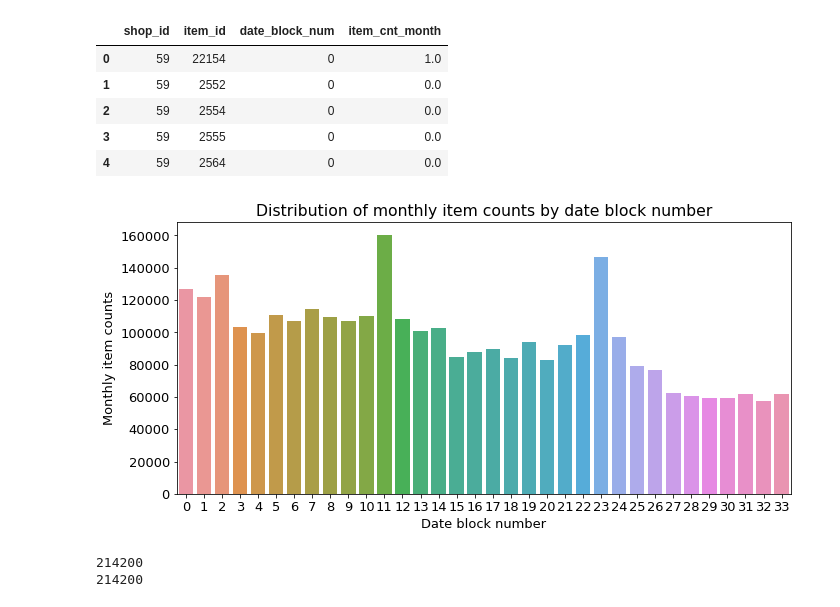
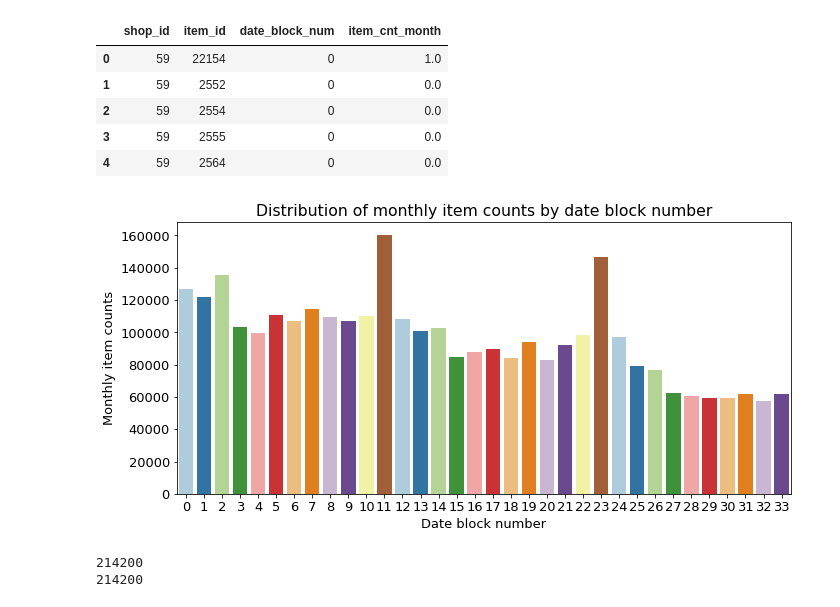
Before and after one commit to Philip-Murray/dataproj, a Jupyter notebook: production.ipynb, the cells around one changed output. Saved outputs shown, nothing was run; the diff lists cells and outputs as text; code cells hidden in the pictures.

```diff
--- a/production.ipynb
+++ b/production.ipynb
@@ -275,29 +276,29 @@ df.head(5)
 # %%
 # plot item counts against each month (0-33 months)
 # we can see how months 11 + 23 (December) show a spike in sales
 import seaborn as sns
 import matplotlib as mpl
 import matplotlib.pyplot as plt
 %matplotlib inline
 
 mpl.rc('font', size=13)
 figure, ax = plt.subplots()
 figure.set_size_inches(11, 5)
 
 # total montly item sales
 # group by date, provide sum of item count
 upscale = df.copy()
 upscale['item_cnt_month'] = upscale['item_cnt_month'].astype(np.float32)
 
 group_month_sum = upscale.groupby(['date_block_num']).agg({'item_cnt_month': 'sum'})
 group_month_sum = group_month_sum.reset_index()
 
-sns.barplot(x='date_block_num', y='item_cnt_month', data=group_month_sum)
+sns.barplot(x='date_block_num', y='item_cnt_month', data=group_month_sum, palette=sns.color_palette("Paired"))
 ax.set(title='Distribution of monthly item counts by date block number',
        xlabel='Date block number',
        ylabel='Monthly item counts');
 
 del group_month_sum
 del upscale
 # %% [output]
-[figure, old version]
+[figure, new version]
```
Also changed, not shown: parts of 15 cells of this notebook, 1 other file.
